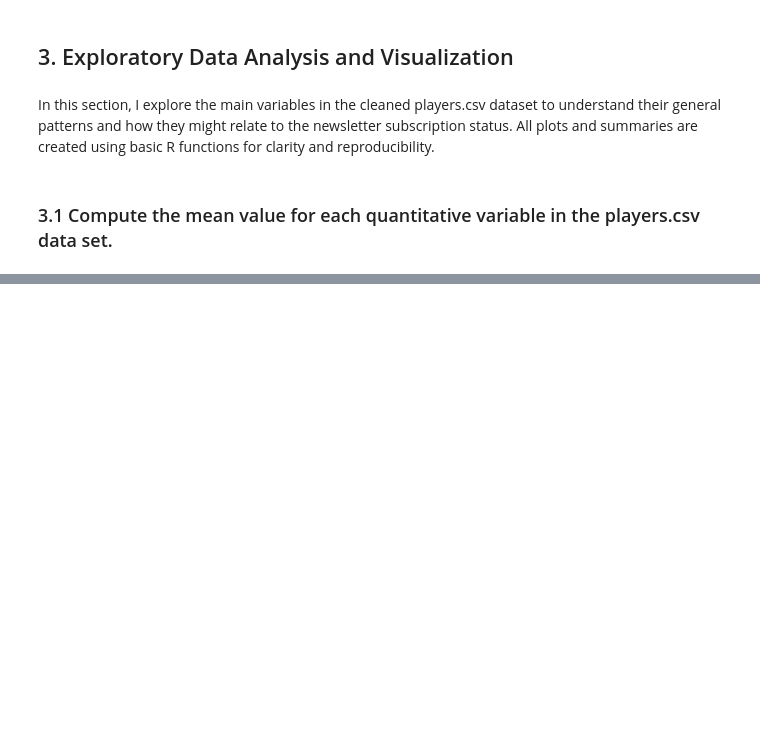
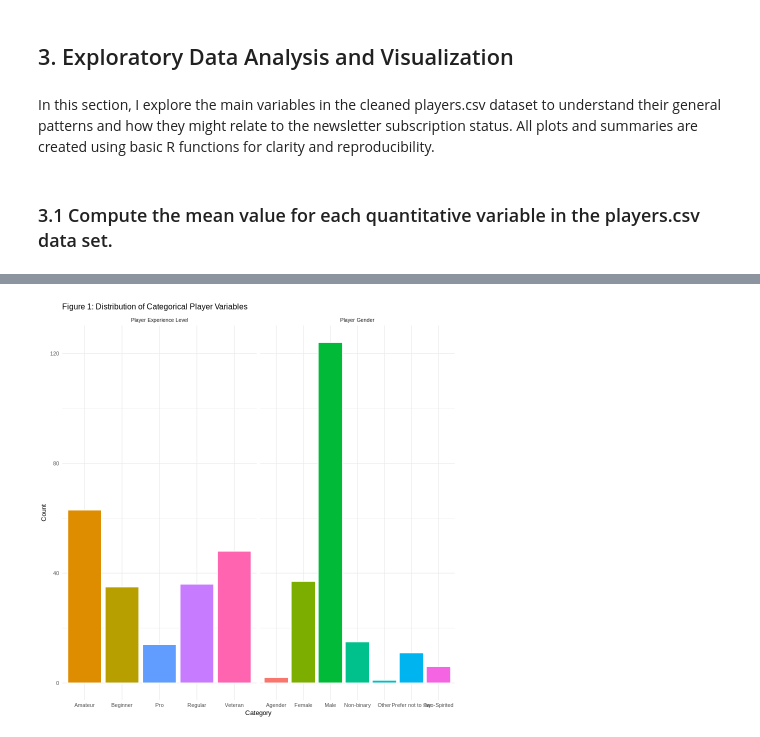
Before and after one commit to kaito0621hn/Project-Planning-Individual-, a Jupyter notebook: Individual_project_stage.ipynb, the cells around one changed output, grey strips where cells are left out. Cells and saved outputs as stored; diff of their text form; code cells hidden in the pictures; blank space fills up the shorter version.

```diff
--- a/Individual_project_stage.ipynb
+++ b/Individual_project_stage.ipynb
@@ -98,0 +143,24 @@ players_means <- players |>
+# %%
+players_cat <- players_clean |>
+  select(experience, gender) |>
+  pivot_longer(cols = everything(),
+               names_to = "Variable",
+               values_to = "Category")
+
+label_names_c <- c(
+  "experience" = "Player Experience Level",
+  "gender" = "Player Gender"
+)
+
+g_cat <- ggplot(players_cat, aes(x = Category, fill = Category)) +
+  geom_bar(color = "white") +
+  facet_wrap(~ Variable, scales = "free_x", labeller = as_labeller(label_names_c)) +
+  labs(title = "Figure 1: Distribution of Categorical Player Variables",
+       x = "Category",
+       y = "Count") +
+  theme_minimal(base_size = 8) +
+  theme(legend.position = "none")
+
+g_cat
+# %% [output]
+[figure, added]
```
Also changed, not shown: parts of 11 cells of this notebook.
